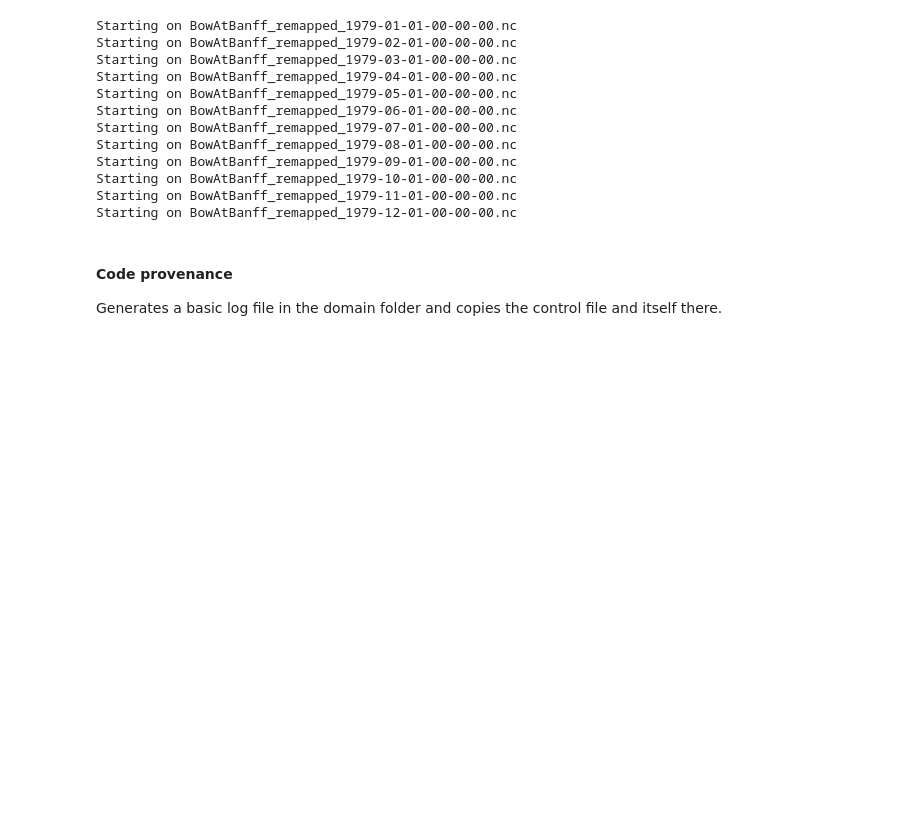
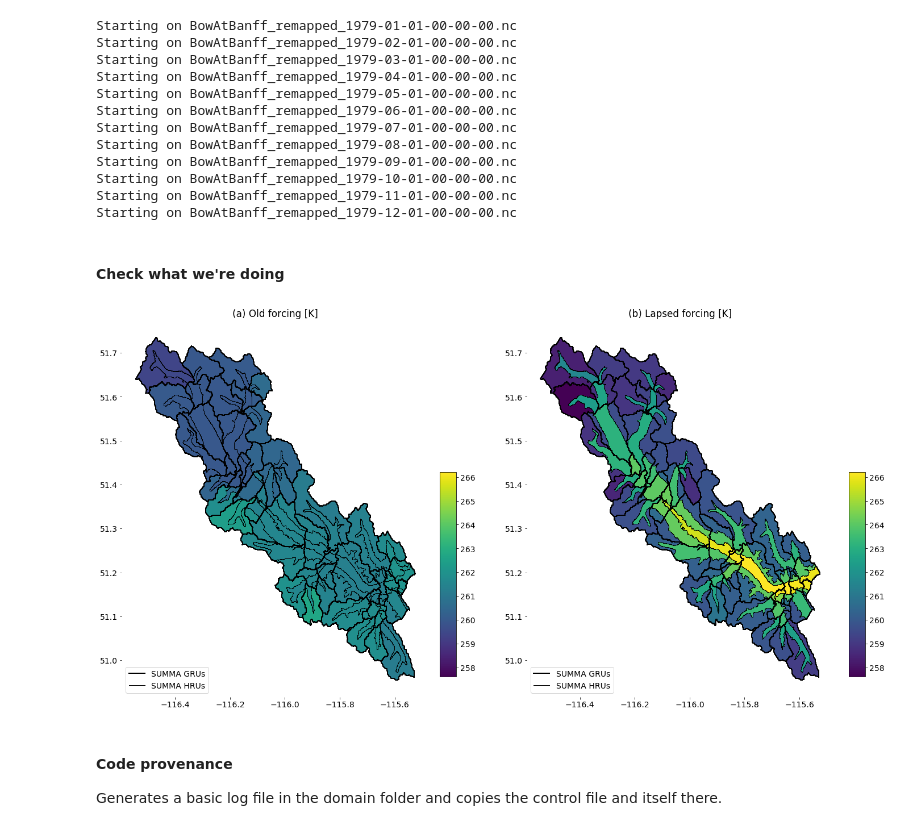
Before and after one commit to CH-Earth/CWARHM, a Jupyter notebook: 5_model_input/SUMMA/2_forcing/3_temperature_lapsing_and_datastep.ipynb, the cells around one changed output. Cells and saved outputs as stored; diff of their text form; code cells hidden in the pictures; blank space fills up the shorter version.

```diff
--- a/5_model_input/SUMMA/2_forcing/3_temperature_lapsing_and_datastep.ipynb
+++ b/5_model_input/SUMMA/2_forcing/3_temperature_lapsing_and_datastep.ipynb
@@ -205,3 +300,5 @@ Starting on BowAtBanff_remapped_1979-09-01-00-00-00.nc
 Starting on BowAtBanff_remapped_1979-10-01-00-00-00.nc
 Starting on BowAtBanff_remapped_1979-11-01-00-00-00.nc
 Starting on BowAtBanff_remapped_1979-12-01-00-00-00.nc
+# %% [markdown]
+#### Check what we're doing
@@ -207,0 +309,78 @@ Starting on BowAtBanff_remapped_1979-12-01-00-00-00.nc
+# %%
+# Prepare dataframes with temperature for a given time
+time = 0
+old_temp = {'airtemp': forcing_old['airtemp'].isel(time=time).values, 'hruId': forcing_old['hruId']}
+new_temp = {'airtemp': forcing_new['airtemp'].isel(time=time).values, 'hruId': forcing_old['hruId']}
+# %%
+# Make dataframes
+df_old_temp = pd.DataFrame(old_temp)
+df_new_temp = pd.DataFrame(new_temp)
+# %%
+# Set indices
+df_old_temp = df_old_temp.set_index('hruId')
+df_new_temp = df_new_temp.set_index('hruId')
+# %%
+# Merge with catchment shapefile
+catchment['old_T'] = df_old_temp['airtemp']
+catchment['new_T'] = df_new_temp['airtemp']
+# %%
+# figure
+fig, axs = plt.subplots(1,2,figsize=(20,10))
+plt.tight_layout()
+plt.rcParams.update({'font.size': 14})
+
+vmin = min(df_new_temp.min().values,df_old_temp.min().values)
+vmax = max(df_new_temp.max().values,df_old_temp.max().values)
+
+# --- elevation
+axId = 0
+
+# Data
+catchment.plot(ax=axs[axId], column='old_T',edgecolor='k', legend=False, vmin=vmin, vmax=vmax)
+hm_grus_only.plot(ax=axs[axId],facecolor='none',edgecolor='k',linewidth=2)
+
+# Custom colorbar
+cax = fig.add_axes([0.46, 0.1, 0.02, 0.5])
+sm = plt.cm.ScalarMappable(norm=plt.Normalize(vmin=vmin, vmax=vmax))
+sm._A = []
+cbr = fig.colorbar(sm, cax=cax)
+
+
+# Custom legend
+lines = [Line2D([0], [0], color='k', lw=2),
+         Line2D([0], [0], color='k', lw=1)]
+label = ['SUMMA GRUs',
+         'SUMMA HRUs']
+axs[axId].legend(lines,label,loc='lower left');
+
+# Chart junk
+axs[axId].set_title('(a) Old forcing [K]');
+axs[axId].set_frame_on(False)
+
+
+# --- lapse rates
+axId = 1
+
+# Data
+catchment.plot(ax=axs[axId], column='new_T',edgecolor='k', legend=False, vmin=vmin, vmax=vmax)
+hm_grus_only.plot(ax=axs[axId],facecolor='none',edgecolor='k',linewidth=2)
+
+# Custom colorbar
+cax = fig.add_axes([0.96, 0.1, 0.02, 0.5])
+sm = plt.cm.ScalarMappable(norm=plt.Normalize(vmin=vmin, vmax=vmax))
+sm._A = []
+cbr = fig.colorbar(sm, cax=cax)
+
+
+# Custom legend
+lines = [Line2D([0], [0], color='k', lw=2),
+         Line2D([0], [0], color='k', lw=1)]
+label = ['SUMMA GRUs',
+         'SUMMA HRUs']
+axs[axId].legend(lines,label,loc='lower left');
+
+# Chart junk
+axs[axId].set_title('(b) Lapsed forcing [K]');
+axs[axId].set_frame_on(False)
+# %% [output]
+[figure, added]
```
Also changed, not shown: parts of 14 cells of this notebook, 3 other files.
